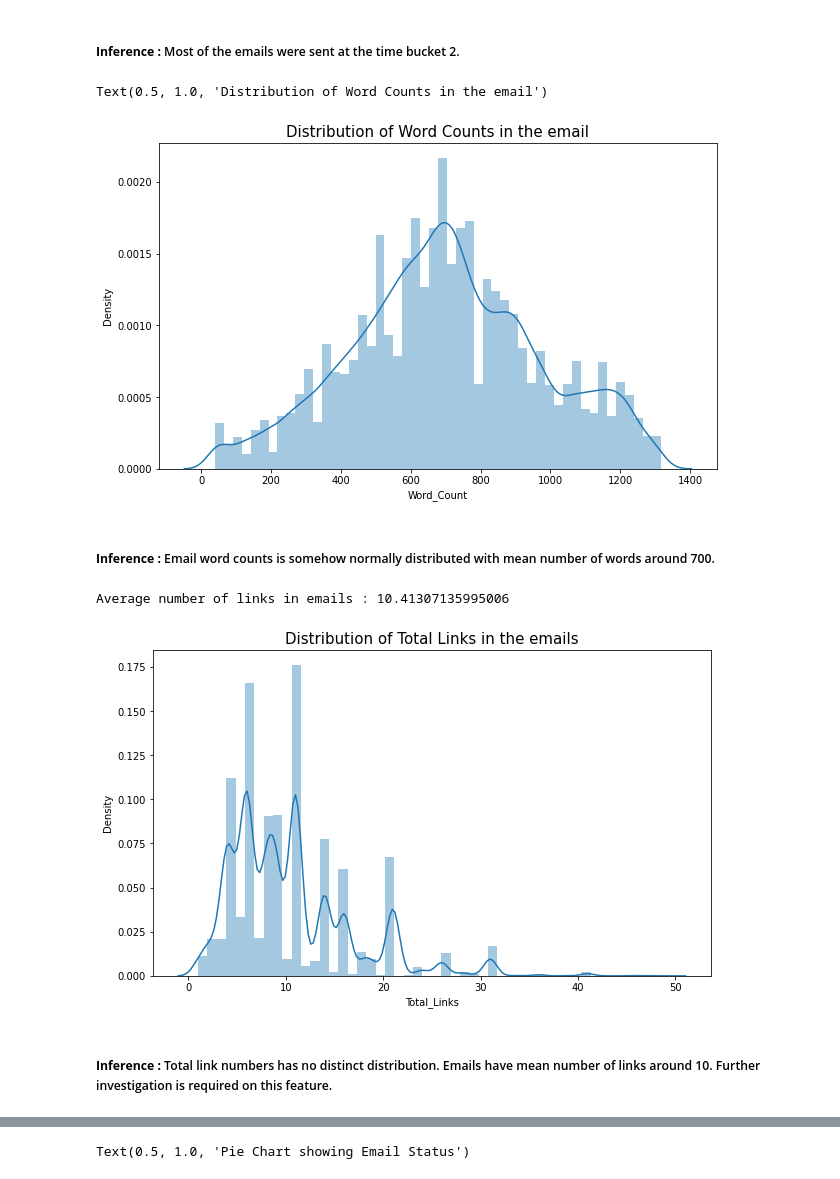
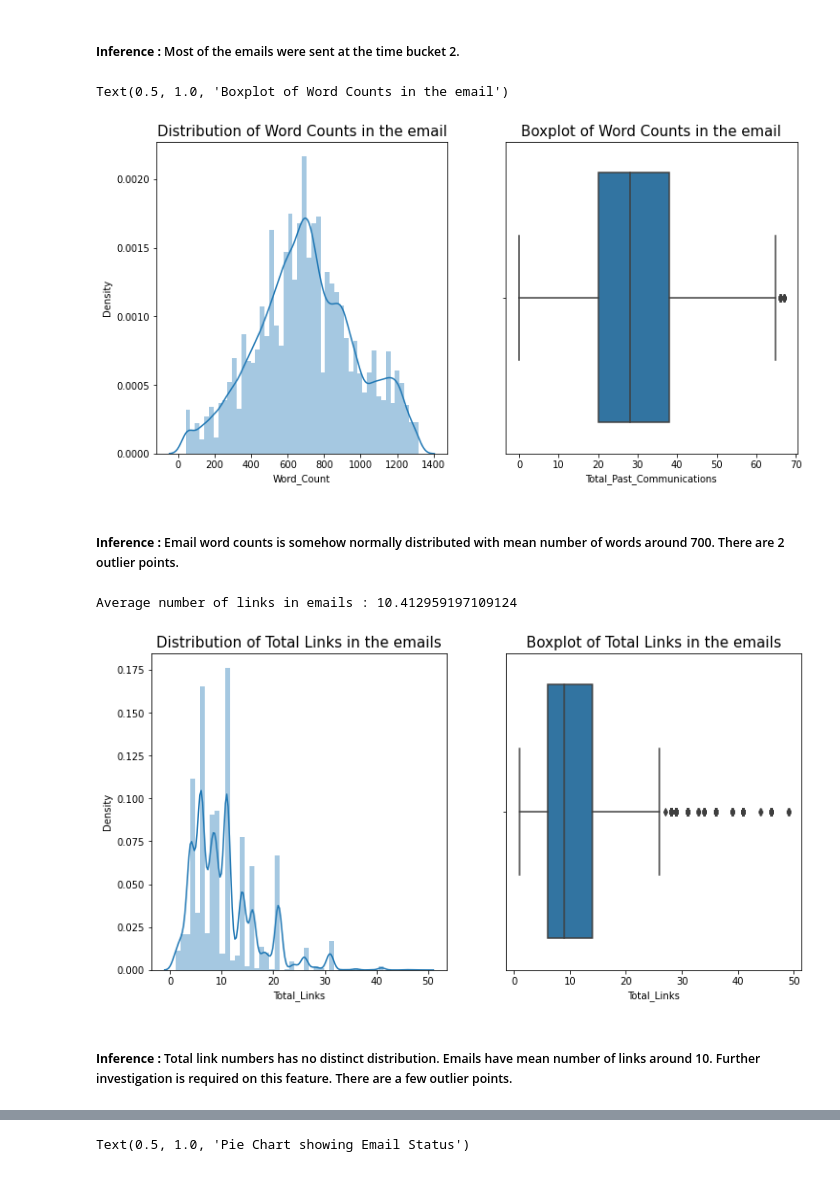
Before and after one commit to Subhajit53/Email-Campaign-Effectiveness-Prediction, a Jupyter notebook: Email_Campaign_Effectiveness_Prediction.ipynb, the cells around one changed output, grey strips where cells are left out. Saved outputs shown, nothing was run; the diff lists cells and outputs as text; code cells hidden in the pictures.

```diff
--- a/Email_Campaign_Effectiveness_Prediction.ipynb
+++ b/Email_Campaign_Effectiveness_Prediction.ipynb
@@ -297,25 +309,37 @@ Text(0.5, 1.0, 'Bar plot showing time of the email sent')
 ##### **Inference :** Most of the emails were sent at the time bucket 2.
 # %%
 # Plotting histogram for Word_Count
-plt.figure(figsize=(10,6))
+plt.figure(figsize=(12,6))
+
+plt.subplot(1,2,1)
 sns.distplot(df['Word_Count'])
 plt.title('Distribution of Word Counts in the email', fontsize=15)
+
+plt.subplot(1,2,2)
+sns.boxplot(df['Total_Past_Communications'])
+plt.title('Boxplot of Word Counts in the email', fontsize=15)
 # %% [output]
-Text(0.5, 1.0, 'Distribution of Word Counts in the email')
+Text(0.5, 1.0, 'Boxplot of Word Counts in the email')
-[figure, old version]
+[figure, new version]
 # %% [markdown]
-##### **Inference :** Email word counts is somehow normally distributed with mean number of words around 700.
+##### **Inference :** Email word counts is somehow normally distributed with mean number of words around 700. There are 2 outlier points.
 # %%
-# Plotting histogram for Total_Links
-plt.figure(figsize=(10,6))
+# Plotting histogram and Boxplot for Total_Links
+plt.figure(figsize=(12,6))
+
+plt.subplot(1,2,1)
 sns.distplot(df['Total_Links'])
 plt.title('Distribution of Total Links in the emails', fontsize=15)
 
+plt.subplot(1,2,2)
+sns.boxplot(df['Total_Links'])
+plt.title('Boxplot of Total Links in the emails', fontsize=15)
+
 print(f"Average number of links in emails : {df['Total_Links'].mean()}")
 # %% [output]
-Average number of links in emails : 10.41307135995006
+Average number of links in emails : 10.412959197109124
-[figure, old version]
+[figure, new version]
 # %% [markdown]
-##### **Inference :** Total link numbers has no distinct distribution. Emails have mean number of links around 10. Further investigation is required on this feature.
+##### **Inference :** Total link numbers has no distinct distribution. Emails have mean number of links around 10. Further investigation is required on this feature. There are a few outlier points.
 # %%
 # Plotting histogram for Total_Images
```
Also changed, not shown: parts of 24 cells of this notebook.
